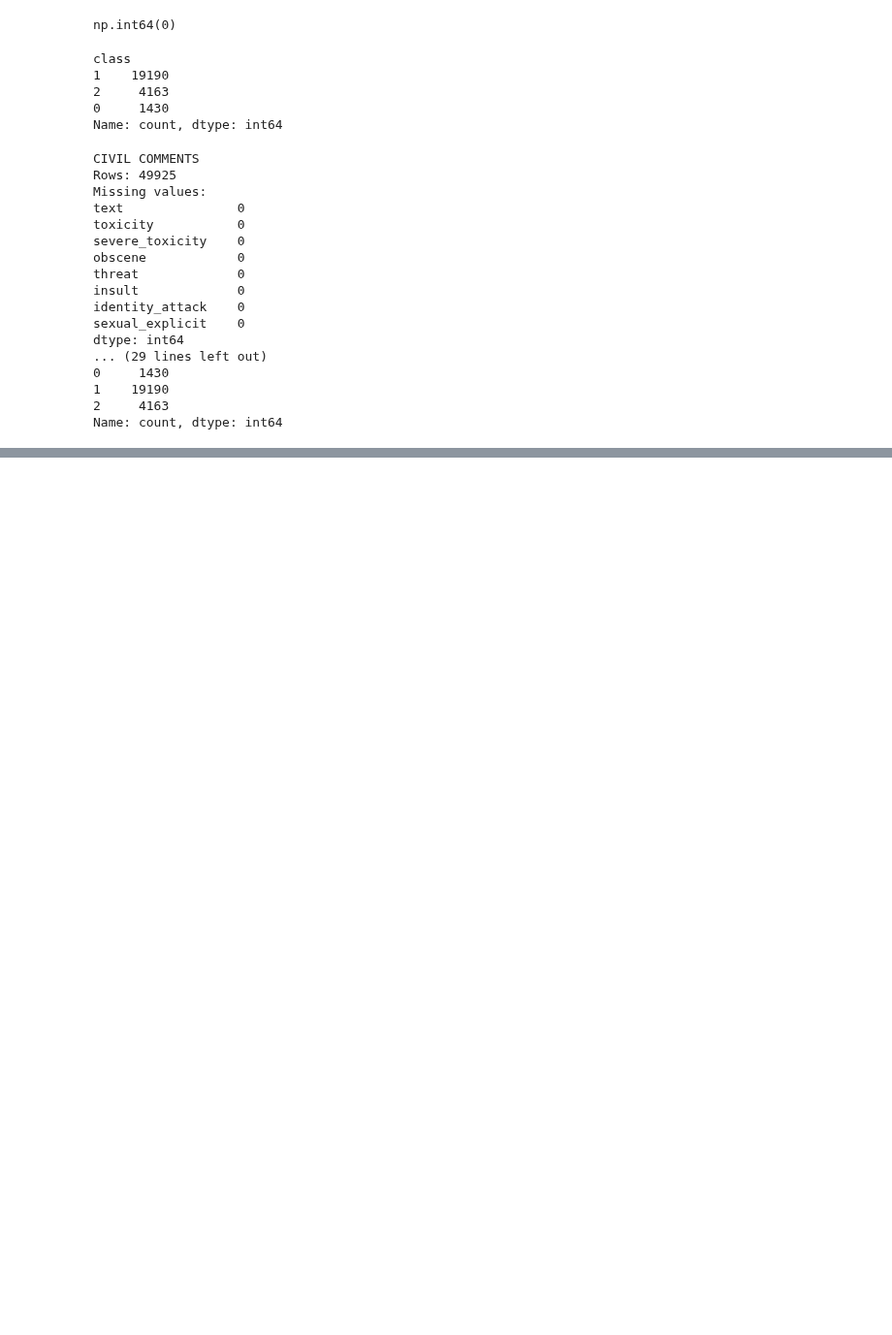
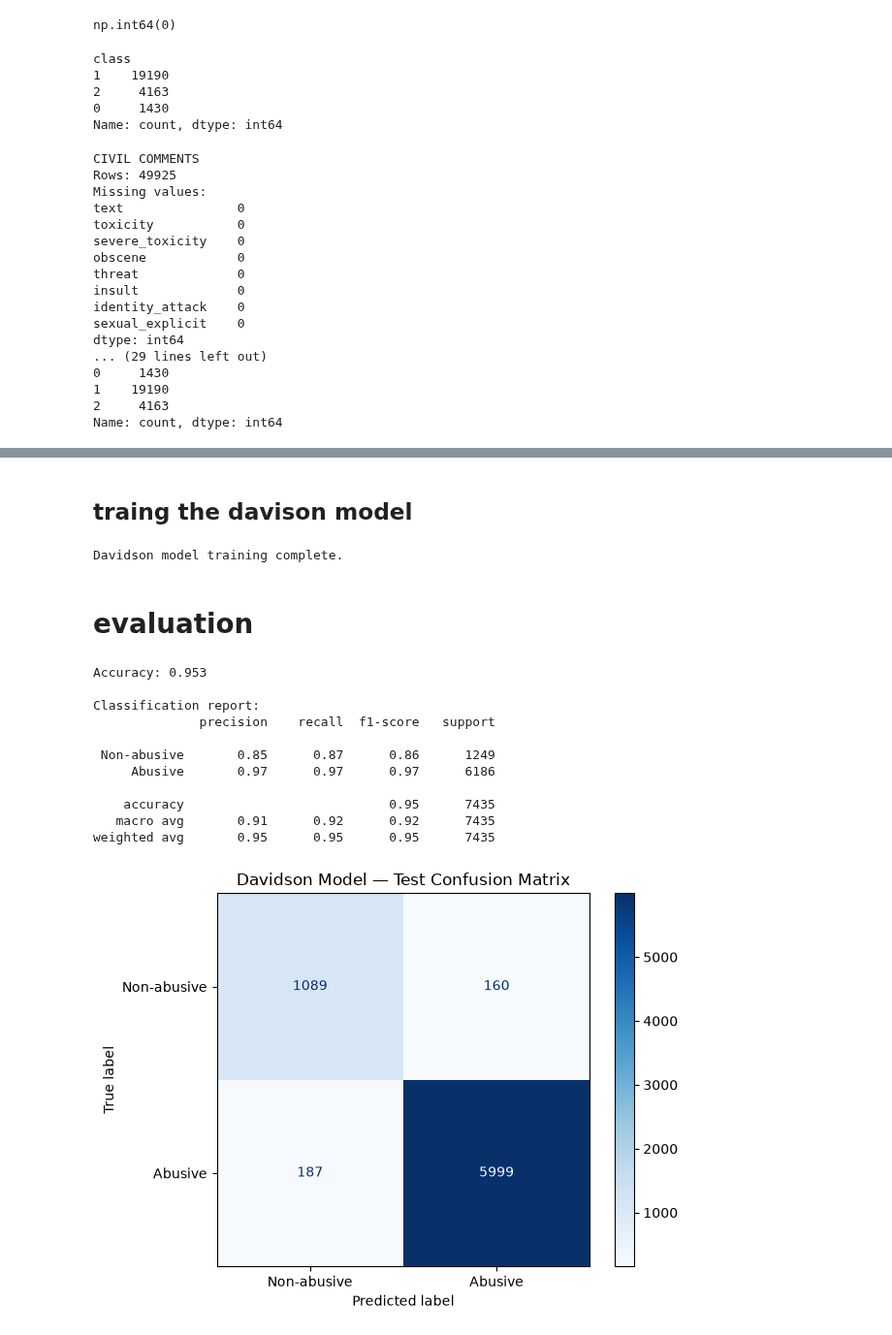
Before and after one commit to mahiicodes09-spec/Convox, a Jupyter notebook: ml/model-2/cleaning_datasets.ipynb, the cells around one changed output, grey strips where cells are left out. Shown at 97% size. Cells and saved outputs as stored; diff of their text form; code cells hidden in the pictures; blank space fills up the shorter version.

Commit message:
Add moderation model training and evaluation

```diff
--- a/ml/model-2/cleaning_datasets.ipynb
+++ b/ml/model-2/cleaning_datasets.ipynb
@@ -286,0 +362,65 @@ Davidson rows: 24783
+# %% [markdown]
+## traing the davison model
+# %%
+from sklearn.feature_extraction.text import CountVectorizer
+from sklearn.linear_model import LogisticRegression
+from sklearn.pipeline import Pipeline
+
+davidson_model = Pipeline([
+    ("word_counts", CountVectorizer(
+        max_features=20000,
+        ngram_range=(1, 2),
+        min_df=2
+    )),
+    ("classifier", LogisticRegression(max_iter=1000))
+])
+
+davidson_model.fit(davidson_text_train, davidson_targets_train)
+
+print("Davidson model training complete.")
+# %% [output]
+Davidson model training complete.
+# %% [markdown]
+# evaluation
+# %%
+from sklearn.metrics import accuracy_score, classification_report, ConfusionMatrixDisplay
+
+davidson_predictions = davidson_model.predict(davidson_text_test)
+
+print("Accuracy:", round(
+    accuracy_score(davidson_targets_test, davidson_predictions), 3
+))
+
+print("\nClassification report:")
+print(classification_report(
+    davidson_targets_test,
+    davidson_predictions,
+    labels=[0, 1],
+    target_names=["Non-abusive", "Abusive"],
+    zero_division=0
+))
+
+ConfusionMatrixDisplay.from_predictions(
+    davidson_targets_test,
+    davidson_predictions,
+    labels=[0, 1],
+    display_labels=["Non-abusive", "Abusive"],
+    cmap="Blues"
+)
+
+plt.title("Davidson Model — Test Confusion Matrix")
+plt.tight_layout()
+plt.show()
+# %% [output]
+Accuracy: 0.953
+
+Classification report:
+              precision    recall  f1-score   support
+
+ Non-abusive       0.85      0.87      0.86      1249
+     Abusive       0.97      0.97      0.97      6186
+
+    accuracy                           0.95      7435
+   macro avg       0.91      0.92      0.92      7435
+weighted avg       0.95      0.95      0.95      7435
+[figure, added]
```
Also changed, not shown: parts of 19 cells of this notebook.
